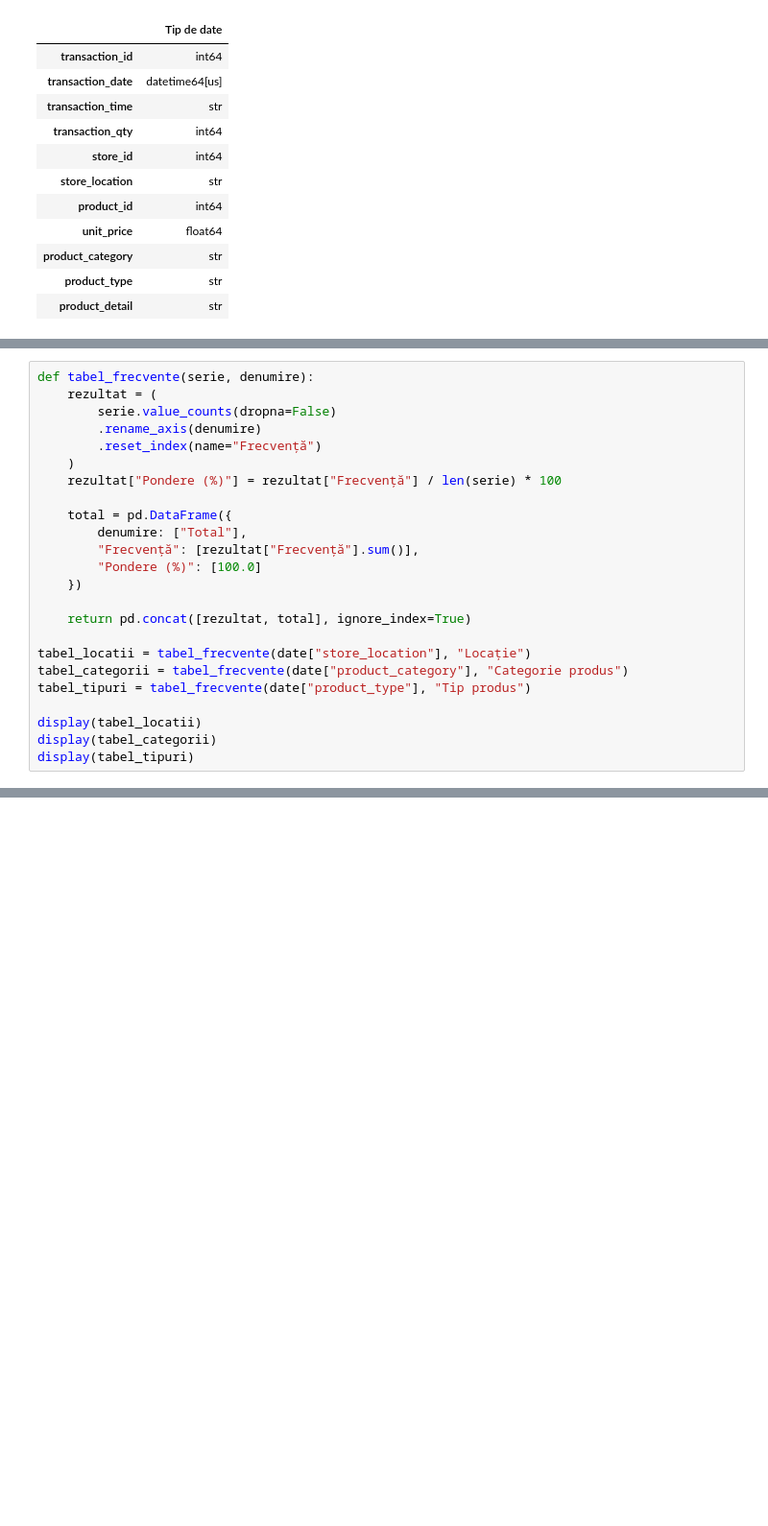
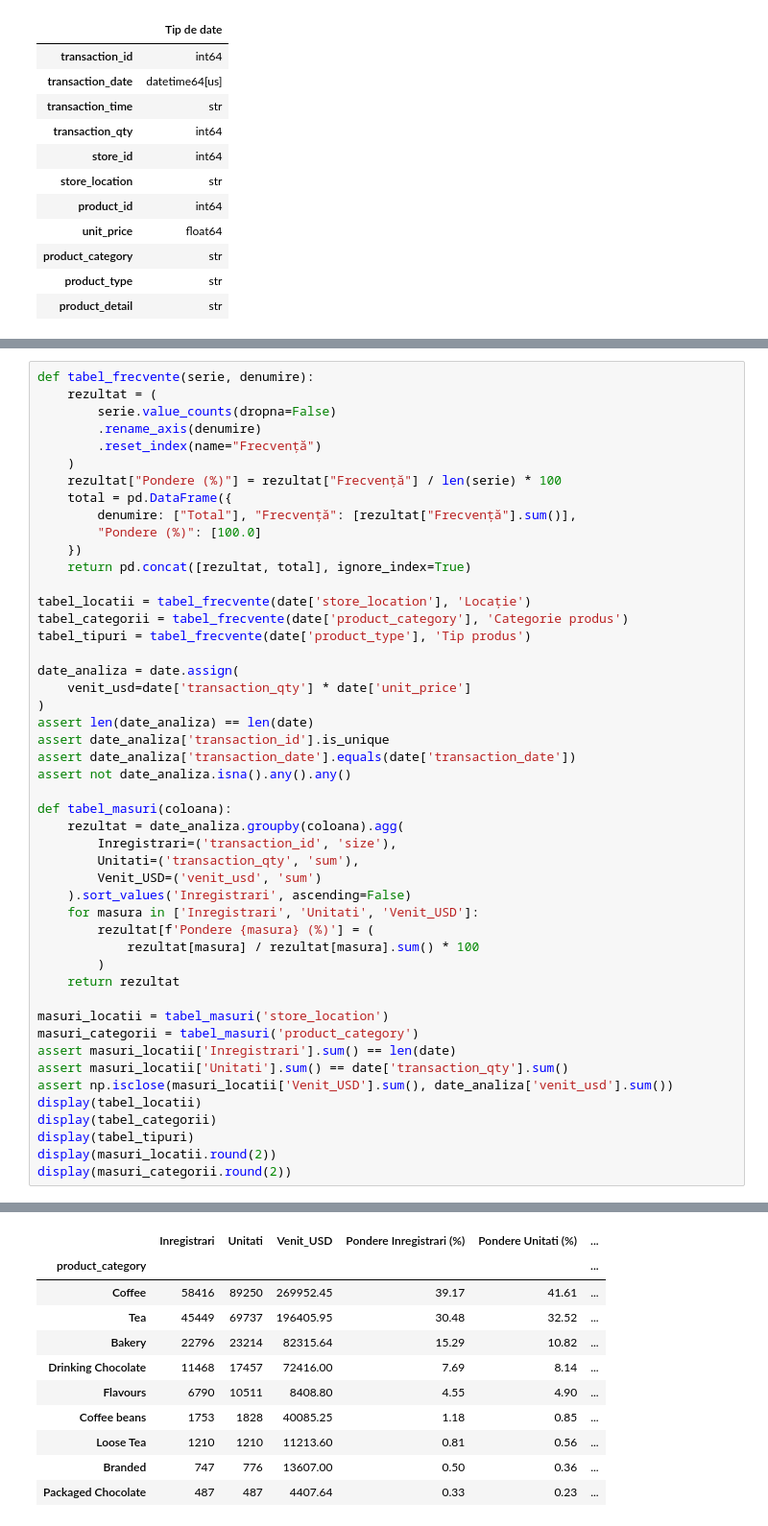
Before and after one commit to florin-t04/statistics_lab1, a Jupyter notebook: Raport statistic.ipynb, the cells around one changed output, grey strips where cells are left out. Shown at 96% size. Drawn from its saved outputs; the diff is of its cells as text; blank space fills up the shorter version.

```diff
--- a/Raport statistic.ipynb
+++ b/Raport statistic.ipynb
@@ -162,22 +197,46 @@ def tabel_frecvente(serie, denumire):
         .reset_index(name="Frecvență")
     )
     rezultat["Pondere (%)"] = rezultat["Frecvență"] / len(serie) * 100
-
     total = pd.DataFrame({
-        denumire: ["Total"],
-        "Frecvență": [rezultat["Frecvență"].sum()],
+        denumire: ["Total"], "Frecvență": [rezultat["Frecvență"].sum()],
         "Pondere (%)": [100.0]
     })
-
     return pd.concat([rezultat, total], ignore_index=True)
 
-tabel_locatii = tabel_frecvente(date["store_location"], "Locație")
-tabel_categorii = tabel_frecvente(date["product_category"], "Categorie produs")
-tabel_tipuri = tabel_frecvente(date["product_type"], "Tip produs")
+tabel_locatii = tabel_frecvente(date['store_location'], 'Locație')
+tabel_categorii = tabel_frecvente(date['product_category'], 'Categorie produs')
+tabel_tipuri = tabel_frecvente(date['product_type'], 'Tip produs')
 
+date_analiza = date.assign(
+    venit_usd=date['transaction_qty'] * date['unit_price']
+)
+assert len(date_analiza) == len(date)
+assert date_analiza['transaction_id'].is_unique
+assert date_analiza['transaction_date'].equals(date['transaction_date'])
+assert not date_analiza.isna().any().any()
+
+def tabel_masuri(coloana):
+    rezultat = date_analiza.groupby(coloana).agg(
+        Inregistrari=('transaction_id', 'size'),
+        Unitati=('transaction_qty', 'sum'),
+        Venit_USD=('venit_usd', 'sum')
+    ).sort_values('Inregistrari', ascending=False)
+    for masura in ['Inregistrari', 'Unitati', 'Venit_USD']:
+        rezultat[f'Pondere {masura} (%)'] = (
+            rezultat[masura] / rezultat[masura].sum() * 100
+        )
+    return rezultat
+
+masuri_locatii = tabel_masuri('store_location')
+masuri_categorii = tabel_masuri('product_category')
+assert masuri_locatii['Inregistrari'].sum() == len(date)
+assert masuri_locatii['Unitati'].sum() == date['transaction_qty'].sum()
+assert np.isclose(masuri_locatii['Venit_USD'].sum(), date_analiza['venit_usd'].sum())
 display(tabel_locatii)
 display(tabel_categorii)
 display(tabel_tipuri)
+display(masuri_locatii.round(2))
+display(masuri_categorii.round(2))
 # %% [output]
 |  | Locație | Frecvență | Pondere (%) |
 | 0 | Hell's Kitchen | 50735 | 34.023847 |
@@ -215,3 +279,14 @@ display(tabel_tipuri)
+|  | Inregistrari | Unitati | Venit_USD | Pondere Inregistrari (%) | Pondere Unitati (%) | ... |
+| product_category |  |  |  |  |  | ... |
+| Coffee | 58416 | 89250 | 269952.45 | 39.17 | 41.61 | ... |
+| Tea | 45449 | 69737 | 196405.95 | 30.48 | 32.52 | ... |
+| Bakery | 22796 | 23214 | 82315.64 | 15.29 | 10.82 | ... |
+| Drinking Chocolate | 11468 | 17457 | 72416.00 | 7.69 | 8.14 | ... |
+| Flavours | 6790 | 10511 | 8408.80 | 4.55 | 4.90 | ... |
+| Coffee beans | 1753 | 1828 | 40085.25 | 1.18 | 0.85 | ... |
+| Loose Tea | 1210 | 1210 | 11213.60 | 0.81 | 0.56 | ... |
+| Branded | 747 | 776 | 13607.00 | 0.50 | 0.36 | ... |
+| Packaged Chocolate | 487 | 487 | 4407.64 | 0.33 | 0.23 | ... |
 # %%
 def diagrama_frecvente(tabel, coloana, titlu, top_n=None):
     valori = tabel.loc[
```
Also changed, not shown: parts of 35 cells of this notebook.
